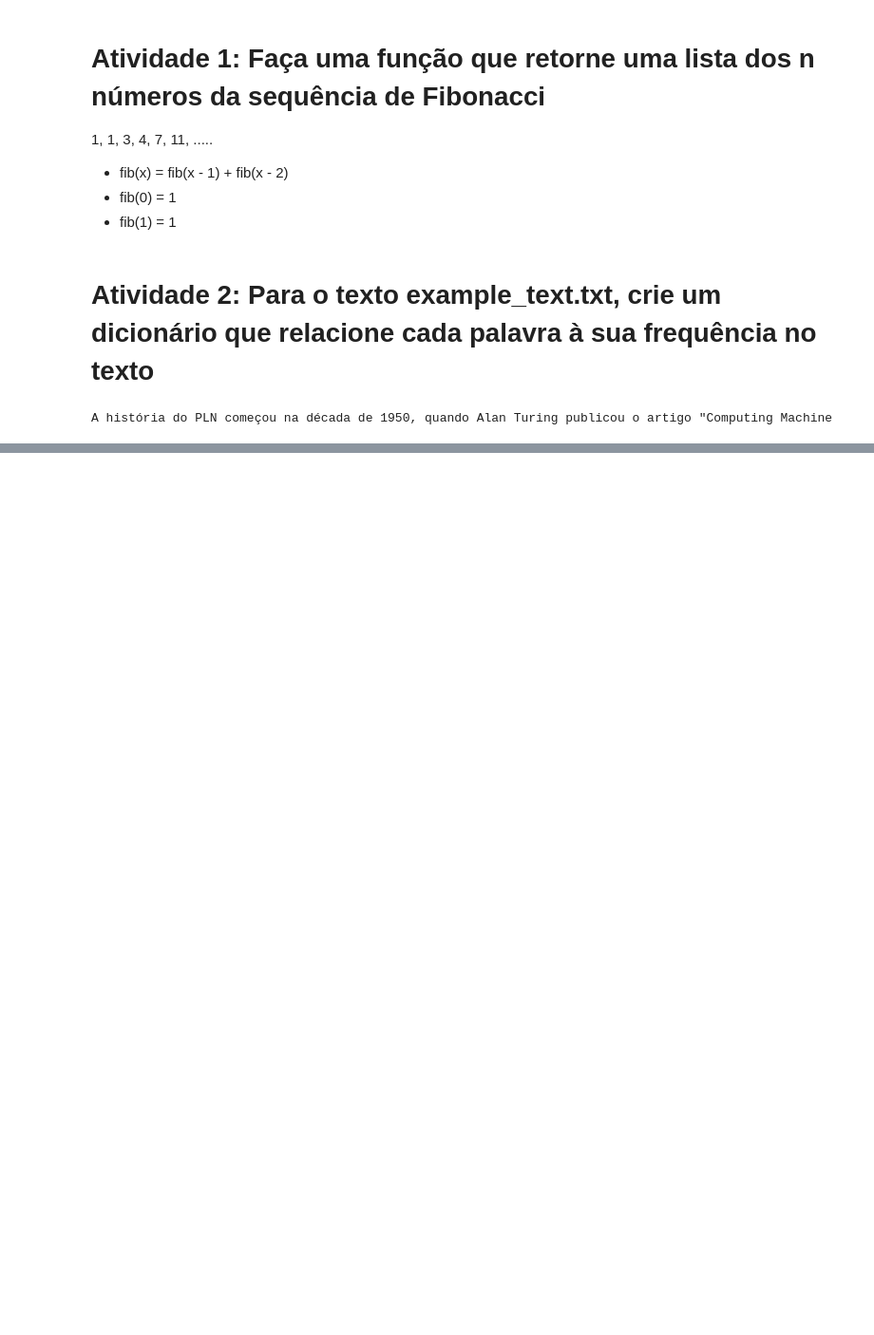
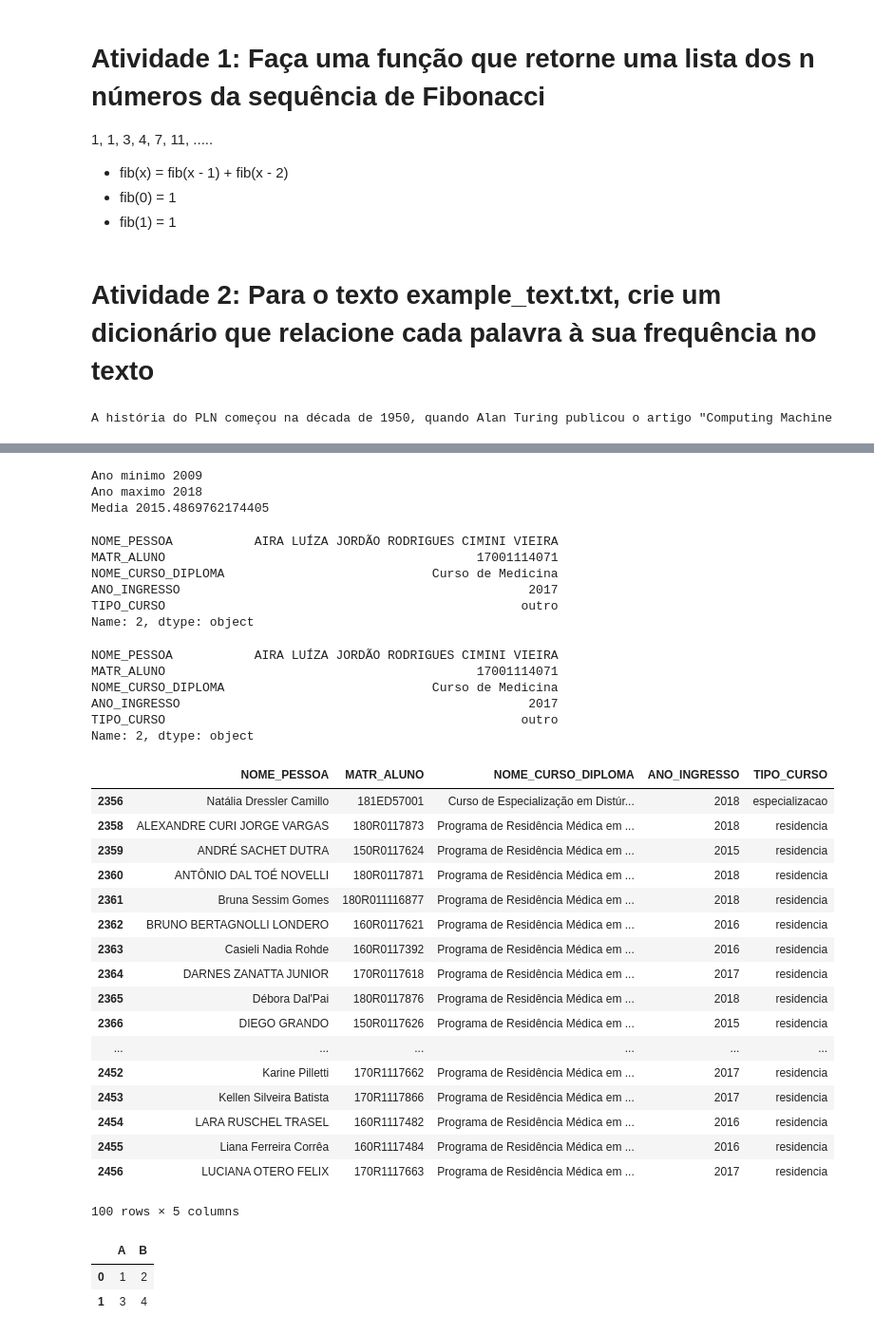
Before and after one commit to fnbalves/curso_machine_learning, a Jupyter notebook: Aprendendo python - parte 1.ipynb, the cells around one changed output, grey strips where cells are left out. Shown at 95% size. Drawn from its saved outputs; the diff is of its cells as text; code cells hidden in the pictures; blank space fills up the shorter version.

```diff
--- a/Aprendendo python - parte 1.ipynb
+++ b/Aprendendo python - parte 1.ipynb
@@ -339,0 +371,3 @@ A história do PLN começou na década de 1950, quando Alan Turing publicou o ar
+# %%
+#Carregando como um arquivo CSV
+raw_df = pd.read_csv('datasets/matriculas.csv', sep=';', header=0)
@@ -339,0 +436,76 @@ A história do PLN começou na década de 1950, quando Alan Turing publicou o ar
+# %%
+#Tomando valores mínimos e máximos
+print('Ano minimo', raw_df['ANO_INGRESSO'].min())
+print('Ano maximo', raw_df['ANO_INGRESSO'].max())
+print('Media', raw_df['ANO_INGRESSO'].mean())
+# %% [output]
+Ano minimo 2009
+Ano maximo 2018
+Media 2015.4869762174405
+# %%
+#Pegando linhas especificas
+raw_df.iloc[2]
+# %% [output]
+NOME_PESSOA           AIRA LUÍZA JORDÃO RODRIGUES CIMINI VIEIRA
+MATR_ALUNO                                          17001114071
+NOME_CURSO_DIPLOMA                            Curso de Medicina
+ANO_INGRESSO                                               2017
+TIPO_CURSO                                                outro
+Name: 2, dtype: object
+# %%
+#Iterando pelas linhas
+for key, row in raw_df.iterrows():
+    if row['MATR_ALUNO'] == '17001114071':
+        print(row)
+# %% [output]
+NOME_PESSOA           AIRA LUÍZA JORDÃO RODRIGUES CIMINI VIEIRA
+MATR_ALUNO                                          17001114071
+NOME_CURSO_DIPLOMA                            Curso de Medicina
+ANO_INGRESSO                                               2017
+TIPO_CURSO                                                outro
+Name: 2, dtype: object
+# %%
+#Aplicando uma funcao arbitraria no dataframe
+def type_course(course_name):
+    lower_name = course_name.lower()
+    if 'residência' in lower_name:
+        return 'residencia'
+    elif 'mestrado' in lower_name:
+        return 'mestrado'
+    elif 'doutorado' in lower_name:
+        return 'doutorado'
+    elif 'especialização' in lower_name:
+        return 'especializacao'
+    else:
+        return 'outro'
+
+raw_df['TIPO_CURSO'] = raw_df['NOME_CURSO_DIPLOMA'].apply(lambda x: type_course(x))
+
+raw_df[raw_df['TIPO_CURSO'] != 'outro'].head(100)
+# %% [output]
+|  | NOME_PESSOA | MATR_ALUNO | NOME_CURSO_DIPLOMA | ANO_INGRESSO | TIPO_CURSO |
+| 2356 | Natália Dressler Camillo | 181ED57001 | Curso de Especialização em Distúr... | 2018 | especializacao |
+| 2358 | ALEXANDRE CURI JORGE VARGAS | 180R0117873 | Programa de Residência Médica em ... | 2018 | residencia |
+| 2359 | ANDRÉ SACHET DUTRA | 150R0117624 | Programa de Residência Médica em ... | 2015 | residencia |
+| 2360 | ANTÔNIO DAL TOÉ NOVELLI | 180R0117871 | Programa de Residência Médica em ... | 2018 | residencia |
+| 2361 | Bruna Sessim Gomes | 180R011116877 | Programa de Residência Médica em ... | 2018 | residencia |
+| 2362 | BRUNO BERTAGNOLLI LONDERO | 160R0117621 | Programa de Residência Médica em ... | 2016 | residencia |
+| 2363 | Casieli Nadia Rohde | 160R0117392 | Programa de Residência Médica em ... | 2016 | residencia |
+| 2364 | DARNES ZANATTA JUNIOR | 170R0117618 | Programa de Residência Médica em ... | 2017 | residencia |
+| 2365 | Débora Dal'Pai | 180R0117876 | Programa de Residência Médica em ... | 2018 | residencia |
+| 2366 | DIEGO GRANDO | 150R0117626 | Programa de Residência Médica em ... | 2015 | residencia |
+| ... | ... | ... | ... | ... | ... |
+| 2452 | Karine Pilletti | 170R1117662 | Programa de Residência Médica em ... | 2017 | residencia |
+| 2453 | Kellen Silveira Batista | 170R1117866 | Programa de Residência Médica em ... | 2017 | residencia |
+| 2454 | LARA RUSCHEL TRASEL | 160R1117482 | Programa de Residência Médica em ... | 2016 | residencia |
+| 2455 | Liana Ferreira Corrêa | 160R1117484 | Programa de Residência Médica em ... | 2016 | residencia |
+| 2456 | LUCIANA OTERO FELIX | 170R1117663 | Programa de Residência Médica em ... | 2017 | residencia |
+100 rows × 5 columns
+# %%
+#Essas funcoes tambem podem ser aplicados na linha inteira
+example_df = pd.DataFrame([[1,2], [3,4]], columns=['A', 'B'])
+example_df
+# %% [output]
+|  | A | B |
+| 0 | 1 | 2 |
+| 1 | 3 | 4 |
```
Also changed, not shown: parts of 41 cells of this notebook.
